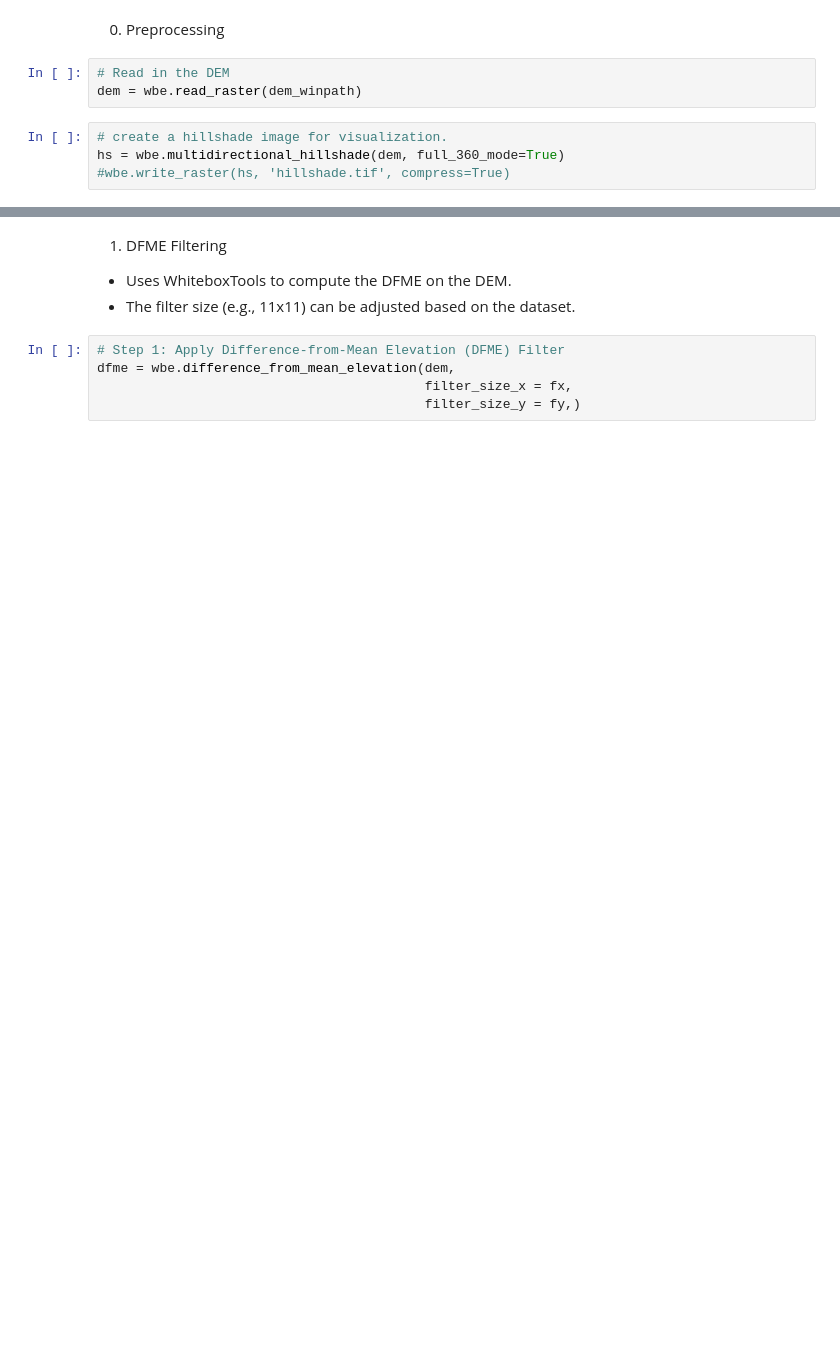
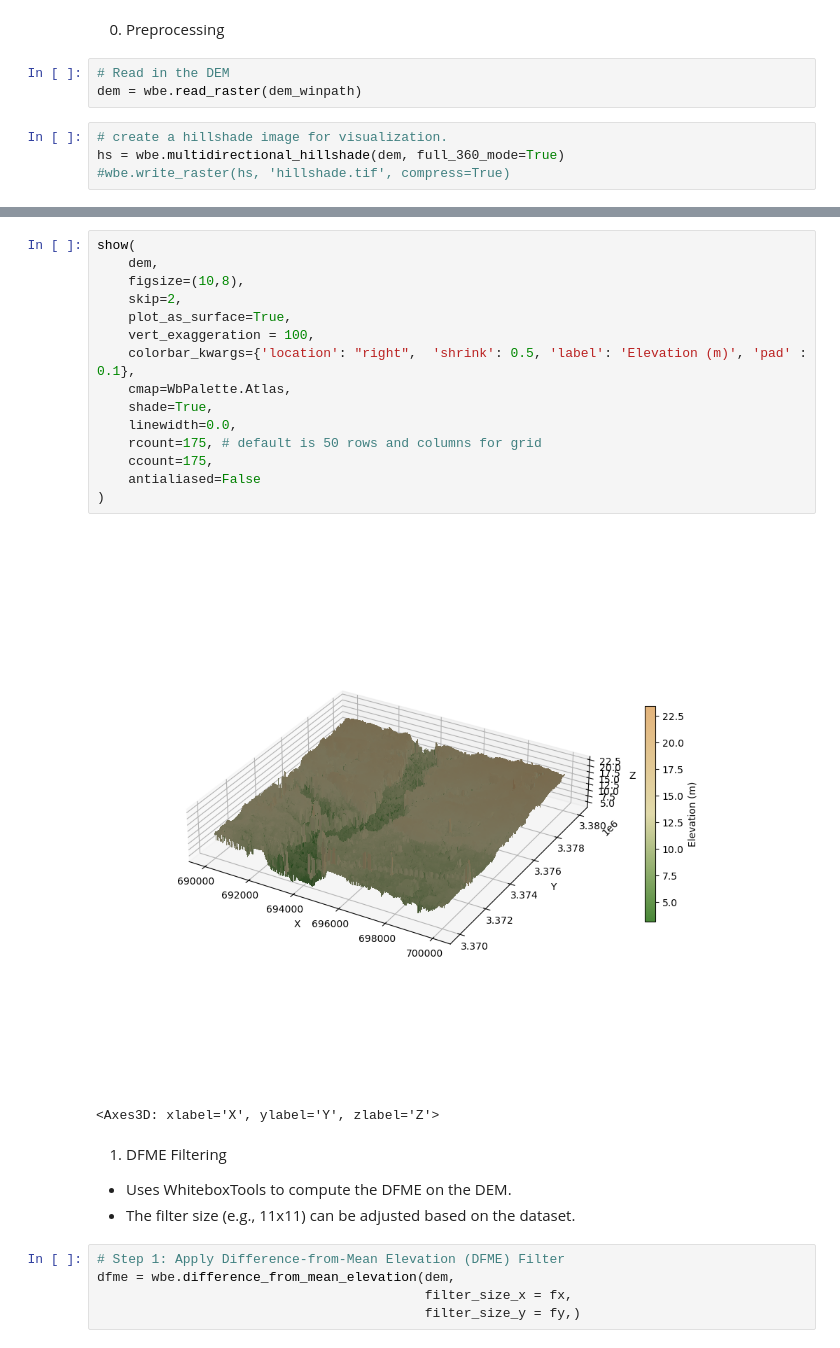
Before and after one commit to harrisbienn/whitebox, a Jupyter notebook: 02.2_wbw_extracting_roadside_ditches.ipynb, the cells around one changed output, grey strips where cells are left out. Saved outputs shown, nothing was run; the diff lists cells and outputs as text; blank space fills up the shorter version.

```diff
--- a/02.2_wbw_extracting_roadside_ditches.ipynb
+++ b/02.2_wbw_extracting_roadside_ditches.ipynb
@@ -255,3 +286,21 @@ plt.show()
+# %%
+show(
+    dem,
+    figsize=(10,8),
+    skip=2,
+    plot_as_surface=True,
+    vert_exaggeration = 100,
+    colorbar_kwargs={'location': "right",  'shrink': 0.5, 'label': 'Elevation (m)', 'pad' : 0.1},
+    cmap=WbPalette.Atlas,
+    shade=True,
+    linewidth=0.0,
+    rcount=175, # default is 50 rows and columns for grid
+    ccount=175,
+    antialiased=False
+)
+# %% [output]
+[figure, added]
+<Axes3D: xlabel='X', ylabel='Y', zlabel='Z'>
 # %% [markdown]
 1) DFME Filtering
 
```
Also changed, not shown: parts of 9 cells of this notebook.
